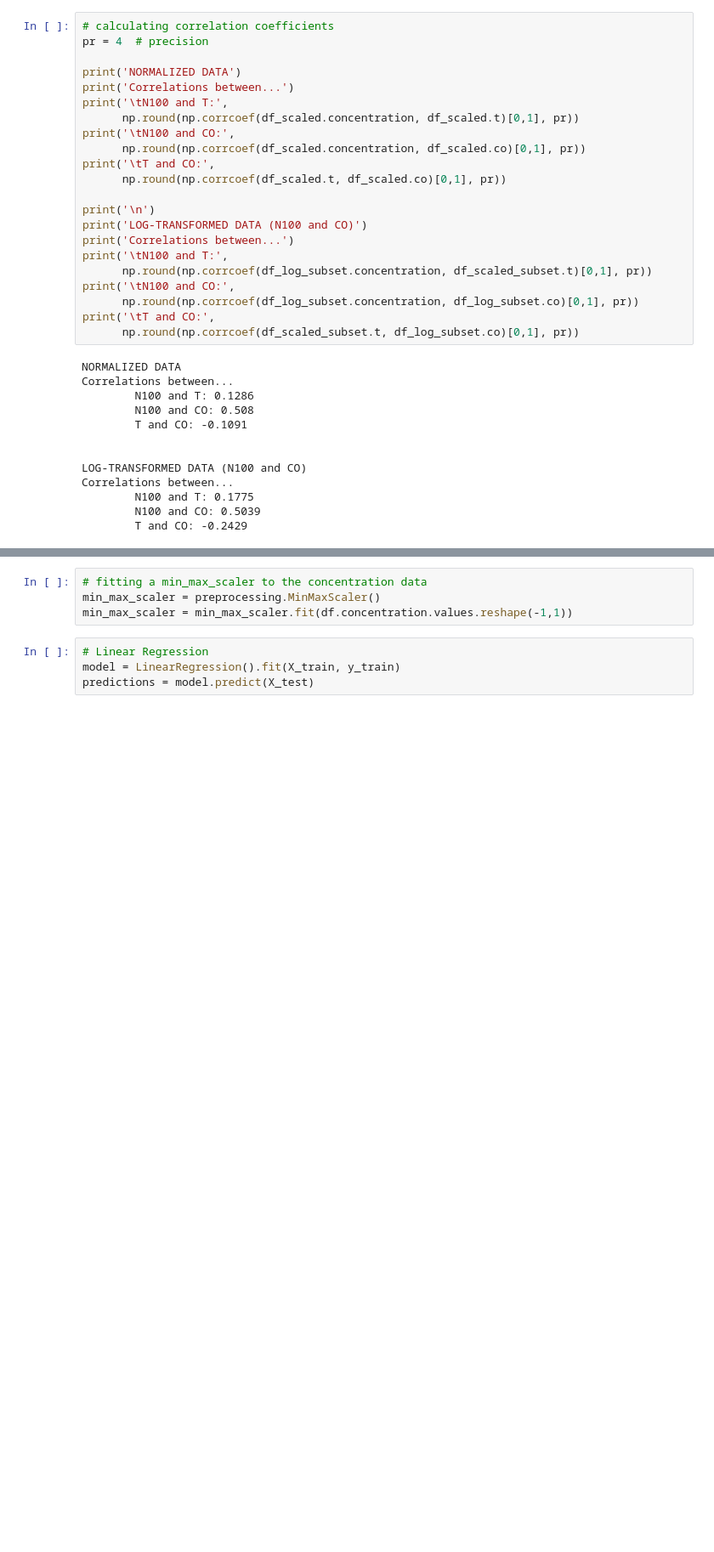
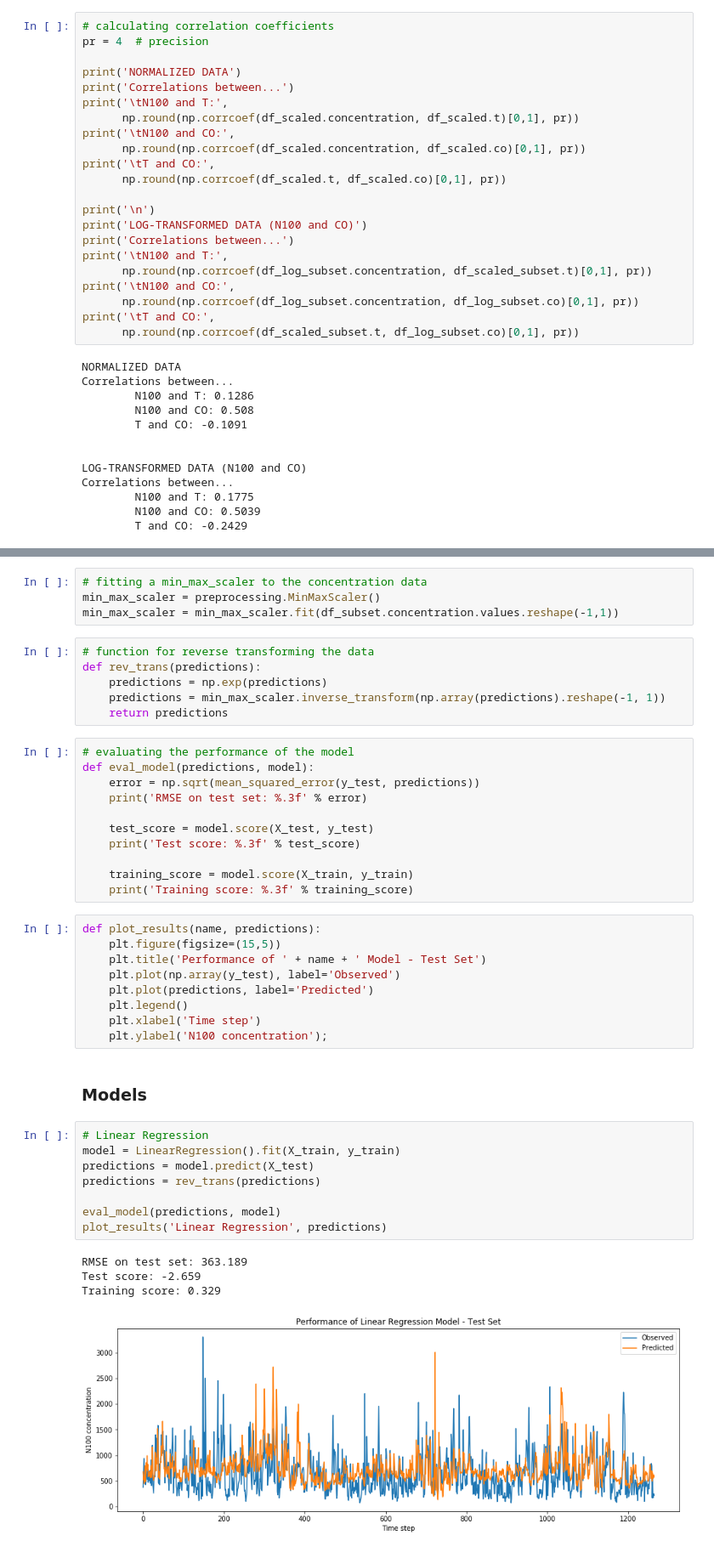
Before and after one commit to ellarauth/aerosol-modeling, a Jupyter notebook: notebooks/explore.ipynb, the cells around one changed output, grey strips where cells are left out. Shown at 85% size. Drawn from its saved outputs; the diff is of its cells as text; blank space fills up the shorter version.

Commit message:
finished simple models for HEL data

```diff
--- a/notebooks/explore.ipynb
+++ b/notebooks/explore.ipynb
@@ -302,8 +301,45 @@ y_train = y_test.loc[train_mask]
 # %%
 # fitting a min_max_scaler to the concentration data
 min_max_scaler = preprocessing.MinMaxScaler()
-min_max_scaler = min_max_scaler.fit(df.concentration.values.reshape(-1,1))
+min_max_scaler = min_max_scaler.fit(df_subset.concentration.values.reshape(-1,1))
+# %%
+# function for reverse transforming the data
+def rev_trans(predictions):
+    predictions = np.exp(predictions)
+    predictions = min_max_scaler.inverse_transform(np.array(predictions).reshape(-1, 1))
+    return predictions
+# %%
+# evaluating the performance of the model
+def eval_model(predictions, model):
+    error = np.sqrt(mean_squared_error(y_test, predictions))
+    print('RMSE on test set: %.3f' % error)
+
+    test_score = model.score(X_test, y_test)
+    print('Test score: %.3f' % test_score)
+
+    training_score = model.score(X_train, y_train)
+    print('Training score: %.3f' % training_score)
+# %%
+def plot_results(name, predictions):
+    plt.figure(figsize=(15,5))
+    plt.title('Performance of ' + name + ' Model - Test Set')
+    plt.plot(np.array(y_test), label='Observed')
+    plt.plot(predictions, label='Predicted')
+    plt.legend()
+    plt.xlabel('Time step')
+    plt.ylabel('N100 concentration');
+# %% [markdown]
+### Models
 # %%
 # Linear Regression
 model = LinearRegression().fit(X_train, y_train)
 predictions = model.predict(X_test)
+predictions = rev_trans(predictions)
+
+eval_model(predictions, model)
+plot_results('Linear Regression', predictions)
+# %% [output]
+RMSE on test set: 363.189
+Test score: -2.659
+Training score: 0.329
+[figure, added]
```
Also changed, not shown: parts of 27 cells of this notebook.
